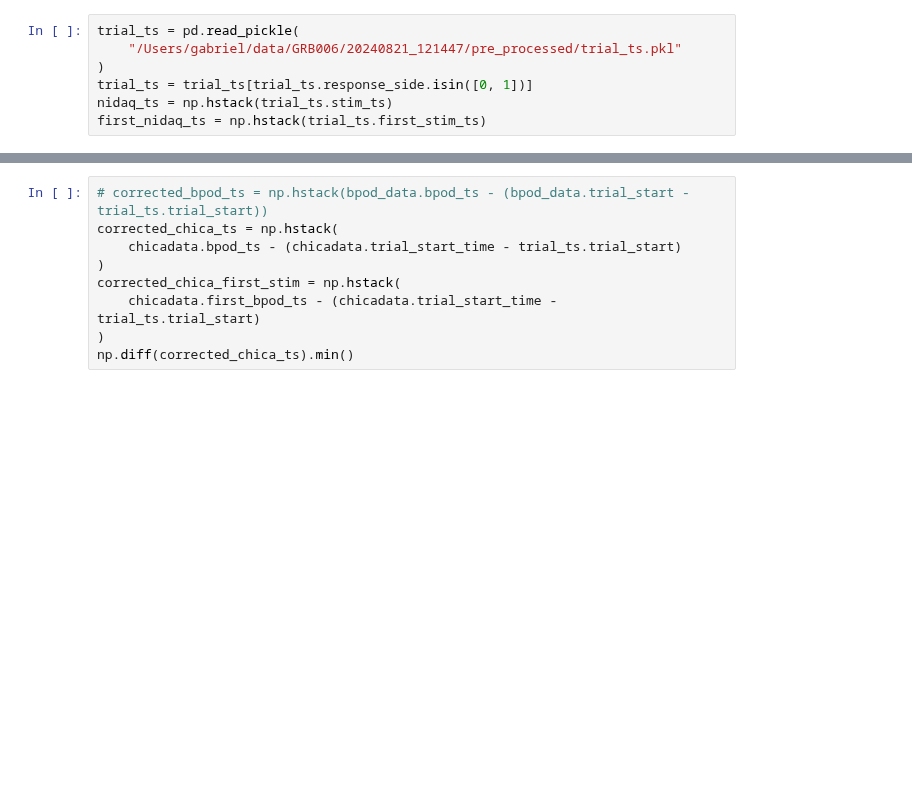
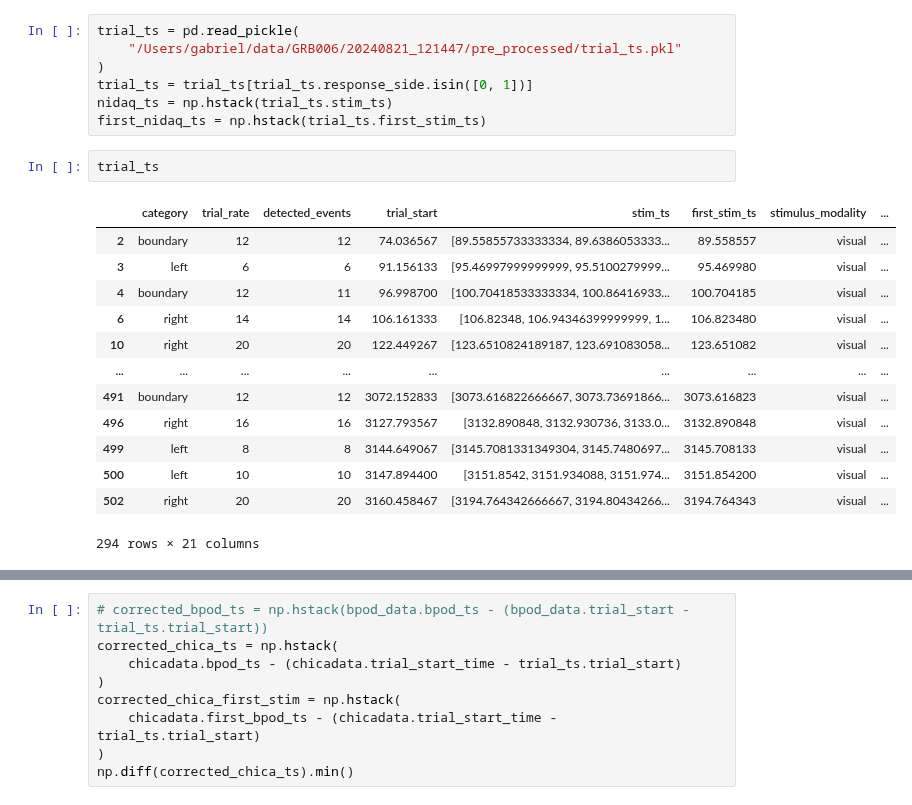
Before and after one commit to rojasgabriel/ephys, a Jupyter notebook: notebooks/debug_stim_times.ipynb, the cells around one changed output, grey strips where cells are left out. Drawn from its saved outputs; the diff is of its cells as text; blank space fills up the shorter version.

```diff
--- a/notebooks/debug_stim_times.ipynb
+++ b/notebooks/debug_stim_times.ipynb
@@ -48,3 +60,19 @@ trial_ts = pd.read_pickle(
 trial_ts = trial_ts[trial_ts.response_side.isin([0, 1])]
 nidaq_ts = np.hstack(trial_ts.stim_ts)
 first_nidaq_ts = np.hstack(trial_ts.first_stim_ts)
+# %%
+trial_ts
+# %% [output]
+|  | category | trial_rate | detected_events | trial_start | stim_ts | first_stim_ts | stimulus_modality | ... |
+| 2 | boundary | 12 | 12 | 74.036567 | [89.55855733333334, 89.6386053333... | 89.558557 | visual | ... |
+| 3 | left | 6 | 6 | 91.156133 | [95.46997999999999, 95.5100279999... | 95.469980 | visual | ... |
+| 4 | boundary | 12 | 11 | 96.998700 | [100.70418533333334, 100.86416933... | 100.704185 | visual | ... |
+| 6 | right | 14 | 14 | 106.161333 | [106.82348, 106.94346399999999, 1... | 106.823480 | visual | ... |
+| 10 | right | 20 | 20 | 122.449267 | [123.6510824189187, 123.691083058... | 123.651082 | visual | ... |
+| ... | ... | ... | ... | ... | ... | ... | ... | ... |
+| 491 | boundary | 12 | 12 | 3072.152833 | [3073.616822666667, 3073.73691866... | 3073.616823 | visual | ... |
+| 496 | right | 16 | 16 | 3127.793567 | [3132.890848, 3132.930736, 3133.0... | 3132.890848 | visual | ... |
+| 499 | left | 8 | 8 | 3144.649067 | [3145.7081331349304, 3145.7480697... | 3145.708133 | visual | ... |
+| 500 | left | 10 | 10 | 3147.894400 | [3151.8542, 3151.934088, 3151.974... | 3151.854200 | visual | ... |
+| 502 | right | 20 | 20 | 3160.458467 | [3194.764342666667, 3194.80434266... | 3194.764343 | visual | ... |
+294 rows × 21 columns
```
Also changed, not shown: parts of 15 cells of this notebook.
